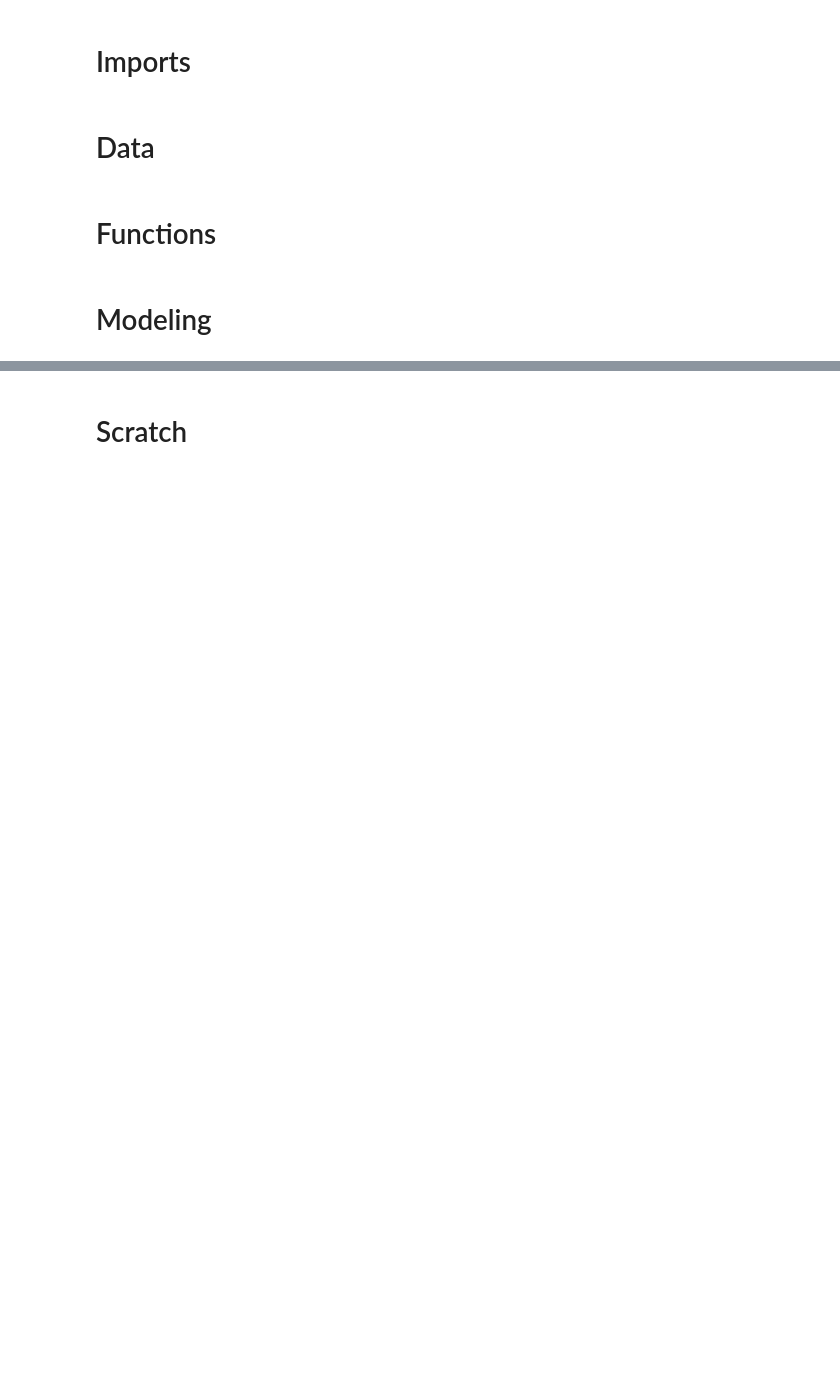
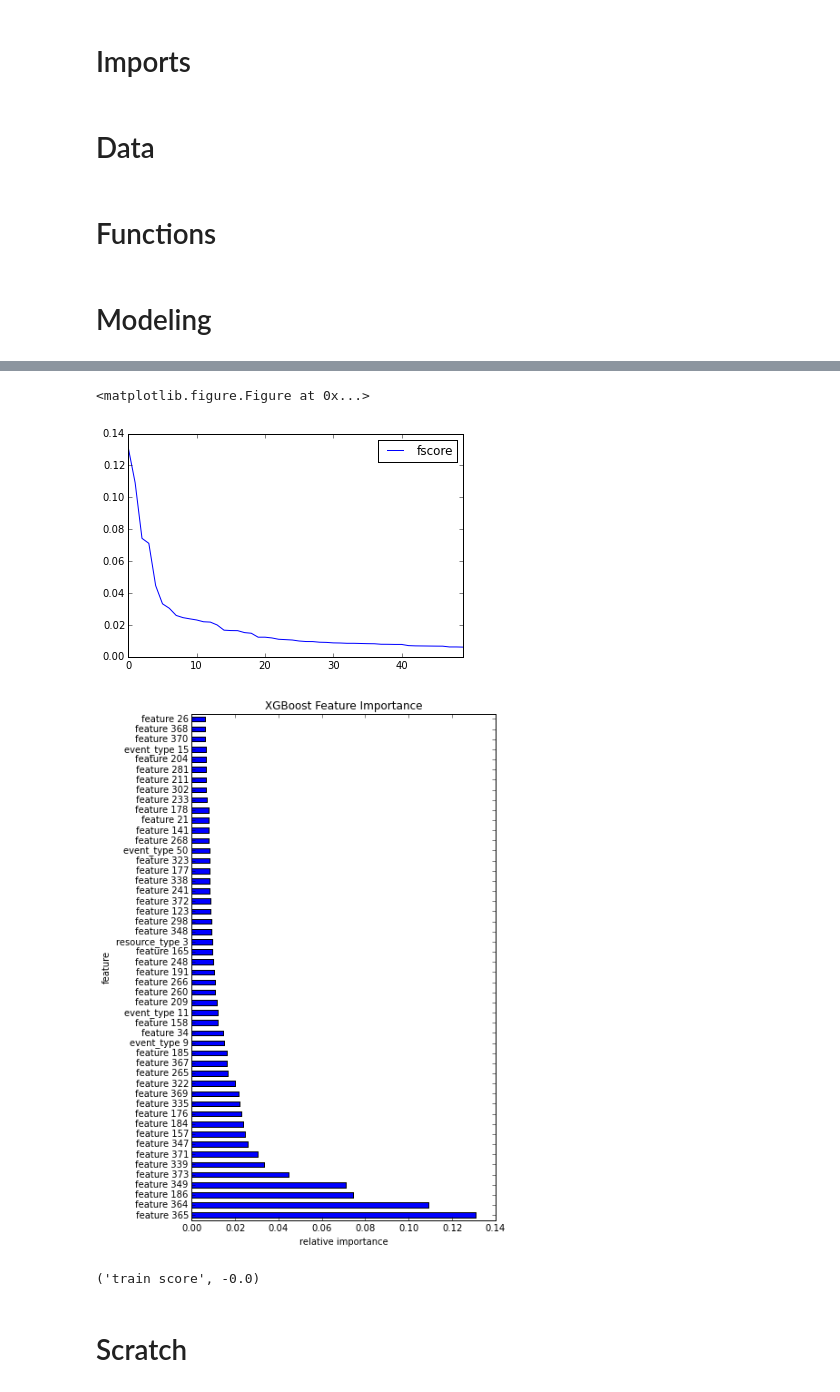
Before and after one commit to abiraja2004/ml_fun, a Jupyter notebook: telstra/testing/testing.ipynb, the cells around one changed output, grey strips where cells are left out. Drawn from its saved outputs; the diff is of its cells as text; code cells hidden in the pictures; blank space fills up the shorter version.

Commit message:
More fea test

```diff
--- a/telstra/testing/testing.ipynb
+++ b/telstra/testing/testing.ipynb
@@ -197,10 +174,9 @@ def severity_high(df):
 
     p = severity_type[['id', 'severity_type']]
 
-    p.loc[:, 'high log severity'] = \
-        (p['severity_type'].isin(['severity_type 3',
-                                   'severity_type 4',
-                                   'severity_type 5'])).astype(float)
+    p.loc[:, 'high log severity'] = (p['severity_type'].isin(['severity_type 3',
+                                                              'severity_type 4',
+                                                              'severity_type 5'])).astype(float)
     ret = pd.merge(df, p[['id', 'high log severity']], on='id', how='left')
     return ret
 # %%
@@ -623,0 +443,9 @@ predictions_df.to_csv('{}_v{}.csv'.format('xgb', version),
+# %%
+train = base_features(train_orig).fillna(0)
+test = base_features(test_orig).fillna(0)
+
+labels = train.fault_severity.values
+ids = test['id']
+
+train.drop(['id', 'fault_severity', 'location'], axis=1, inplace=True)
+test.drop(['id', 'location'], axis=1, inplace=True)
@@ -623,0 +464,11 @@ predictions_df.to_csv('{}_v{}.csv'.format('xgb', version),
+# %%
+# set xgboost params
+params = {}
+params['objective'] = 'multi:softprob'
+params['num_class'] = 3
+params['eval_metric'] = 'mlogloss'
+params['eta'] = 0.05
+params['max_depth'] = 8
+params['colsample_bytree'] = 0.3
+params['silent'] = 1
+num_round = 500
@@ -624,3 +499,40 @@ predictions_df.to_csv('{}_v{}.csv'.format('xgb', version),
+# %%
+# train
+xgtrain = xgb.DMatrix(train, labels)
+xgtest = xgb.DMatrix(test)
+model = xgb.train(params, xgtrain, num_boost_round=num_round)
+# %%
+# feature importance
+importance = model.get_fscore(fmap='xgb.fmap')
+importance = sorted(importance.items(), key=operator.itemgetter(1), reverse=True)
+df_imp = pd.DataFrame(importance[:50], columns=['feature', 'fscore'])
+df_imp['fscore'] = df_imp['fscore'] / df_imp['fscore'].sum()
+
+plt.figure()
+df_imp.plot()
+df_imp.plot(kind='barh', x='feature', y='fscore', legend=False, figsize=(6, 10))
+plt.title('XGBoost Feature Importance')
+plt.xlabel('relative importance')
+plt.show()
+# %% [output]
+<matplotlib.figure.Figure at 0x...>
+[figure, added]
+[figure, added]
+# %%
+# predict xgboost
+predictions = m.predict(xgtest)
+train_score = multi_log_loss(model.predict(xgb.DMatrix(train)), labels)
+print('train score', train_score)
+
+predictions_df = pd.DataFrame({
+        'id': ids,
+        'predict_0': predictions[:, 0],
+        'predict_1': predictions[:, 1],
+        'predict_2': predictions[:, 2]
+    })
+predictions_df.to_csv('xgb_X.XXXXX.csv', index=False)
+# %% [output]
+('train score', -0.0)
 # %% [markdown]
 # Scratch
 # %%
```
Also changed, not shown: parts of 14 cells of this notebook, 1 other file.
